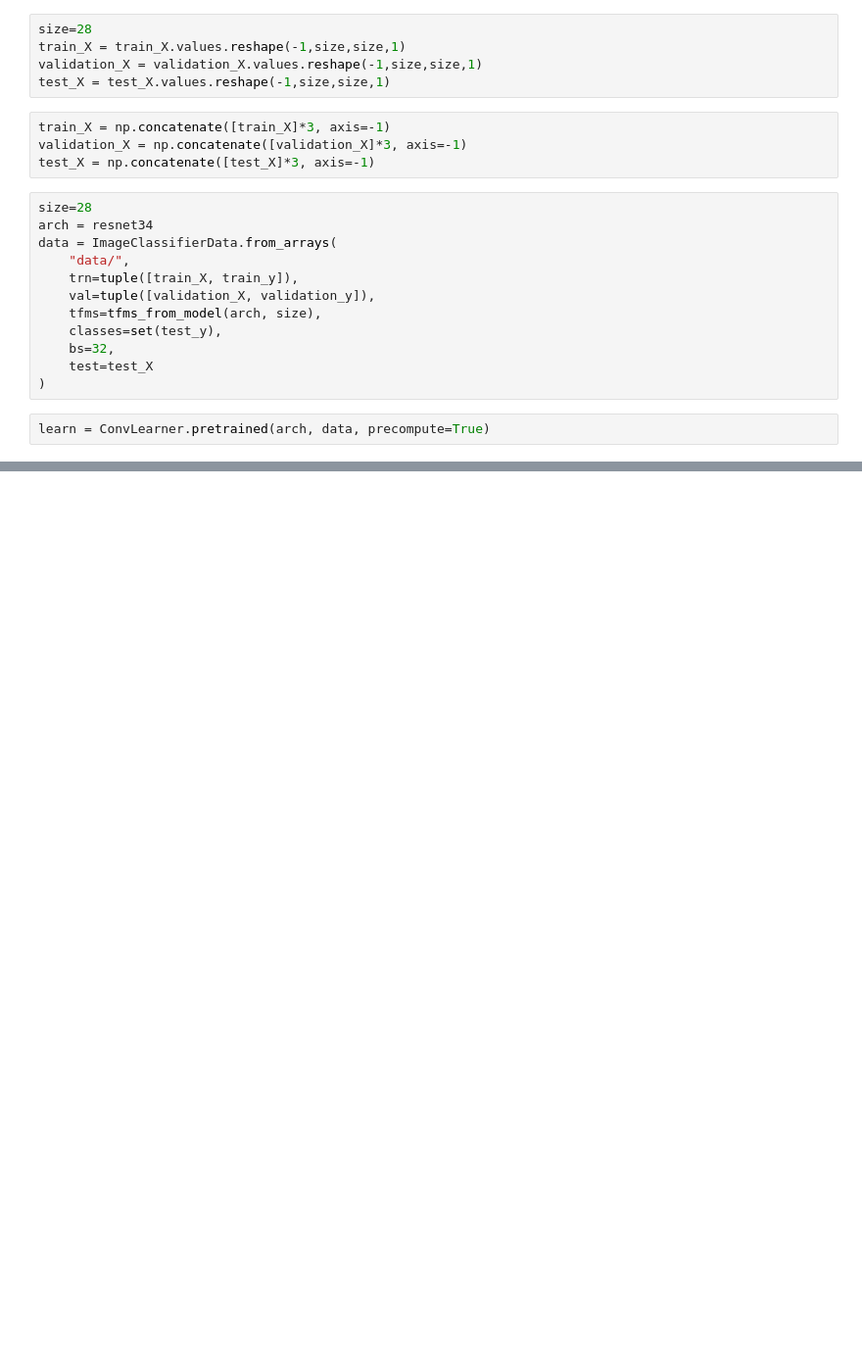
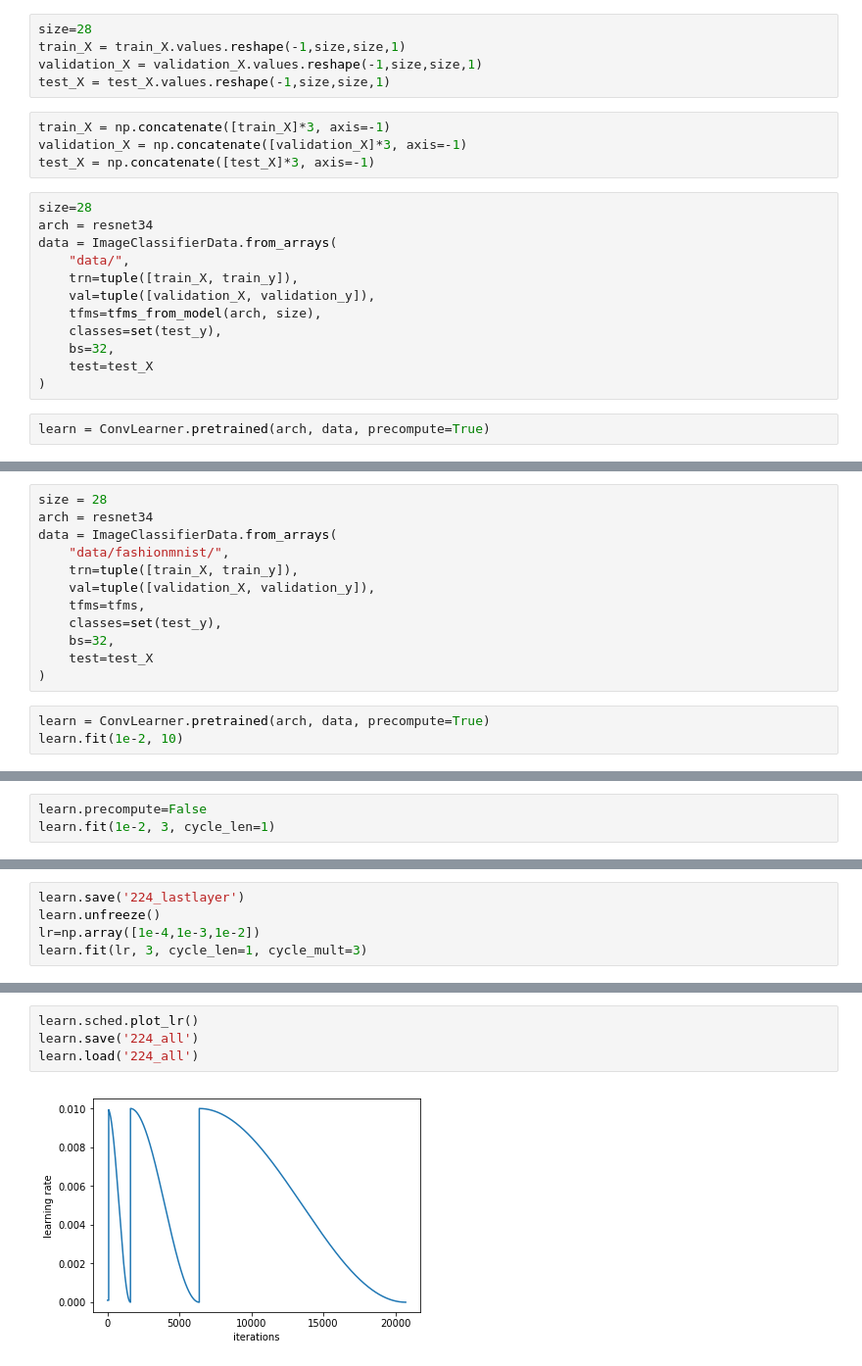
Before and after one commit to farbodf/data-science-playground, a Jupyter notebook: fashion_mnist/fashion_mnist.ipynb, the cells around one changed output, grey strips where cells are left out. Shown at 98% size. Saved outputs shown, nothing was run; the diff lists cells and outputs as text; blank space fills up the shorter version.

```diff
--- a/fashion_mnist/fashion_mnist.ipynb
+++ b/fashion_mnist/fashion_mnist.ipynb
@@ -92,0 +114,15 @@ epoch      trn_loss   val_loss   accuracy
+# %%
+size = 28
+arch = resnet34
+data = ImageClassifierData.from_arrays(
+    "data/fashionmnist/",
+    trn=tuple([train_X, train_y]),
+    val=tuple([validation_X, validation_y]),
+    tfms=tfms,
+    classes=set(test_y),
+    bs=32,
+    test=test_X
+)
+# %%
+learn = ConvLearner.pretrained(arch, data, precompute=True)
+learn.fit(1e-2, 10)
@@ -92,0 +143,3 @@ epoch      trn_loss   val_loss   accuracy
+# %%
+learn.precompute=False
+learn.fit(1e-2, 3, cycle_len=1)
@@ -92,0 +153,5 @@ epoch      trn_loss   val_loss   accuracy
+# %%
+learn.save('224_lastlayer')
+learn.unfreeze()
+lr=np.array([1e-4,1e-3,1e-2])
+learn.fit(lr, 3, cycle_len=1, cycle_mult=3)
@@ -92,0 +175,6 @@ epoch      trn_loss   val_loss   accuracy
+# %%
+learn.sched.plot_lr()
+learn.save('224_all')
+learn.load('224_all')
+# %% [output]
+[figure, added]
```
Also changed, not shown: parts of 10 cells of this notebook.
